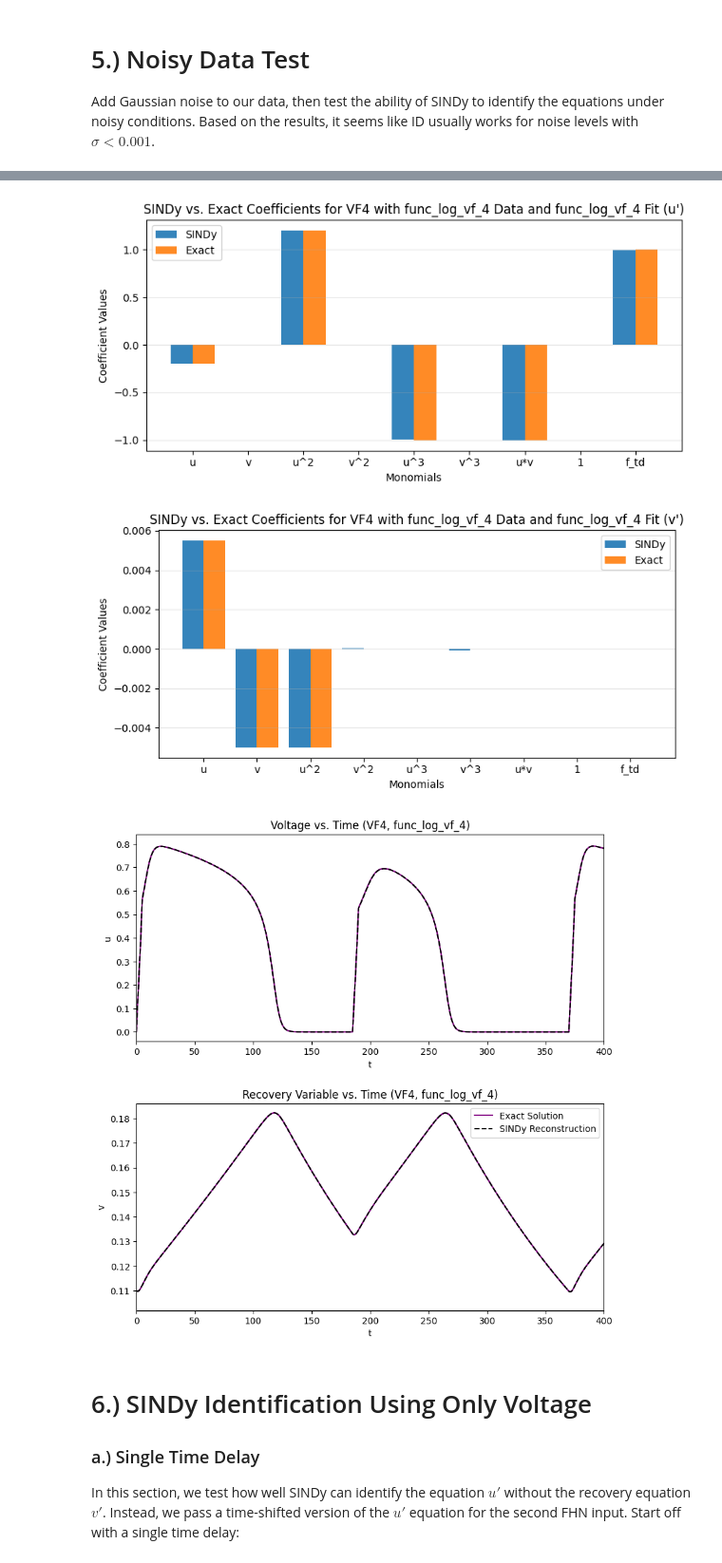
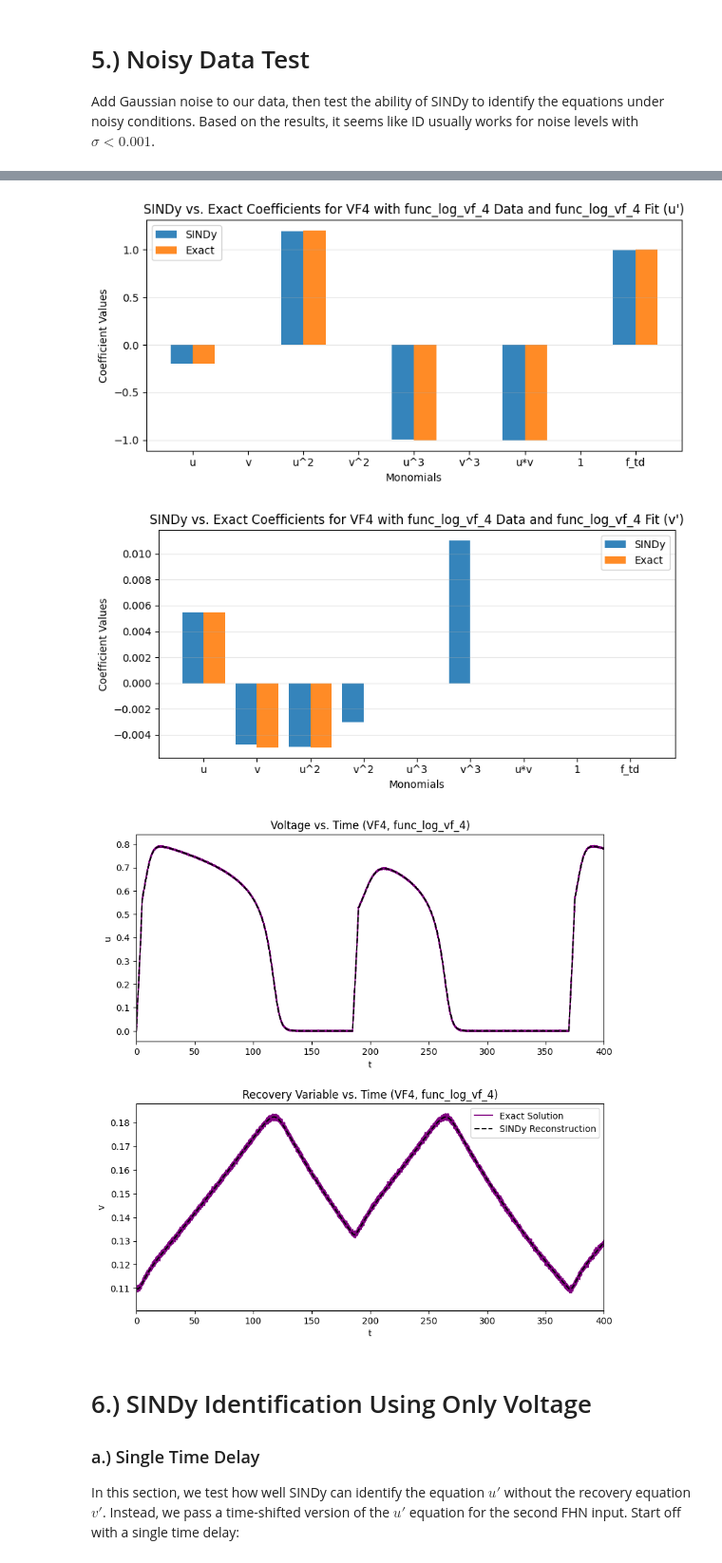
Before and after one commit to cswelch/SINDy-for-Cardiac-Electrophysiology, a Jupyter notebook: SINDy_non_autonomous_test.ipynb, the cells around one changed output, grey strips where cells are left out. Shown at 95% size. Cells and saved outputs as stored; diff of their text form; code cells hidden in the pictures.

```diff
--- a/SINDy_non_autonomous_test.ipynb
+++ b/SINDy_non_autonomous_test.ipynb
@@ -630,9 +642,11 @@ Actual equations for comparison:
 # 5.) Noisy Data Test
 Add Gaussian noise to our data, then test the ability of SINDy to identify the equations under noisy conditions. Based on the results, it seems like ID usually works for noise levels with $\sigma < 0.001$.
 # %%
-# Test fit with noise added. Since u is around 2x the magnitude of v on average (0.34 / 0.15 ~ 2.27), we add noise with std dev sigma to u and sigma/2 to v.
-sigma = 1e-2
+# Test fit with noise added. Since u is around 2x the magnitude of v on average (0.34 / 0.15 ~ 2.27), we add noise with std dev sigma
+# to u and sigma/2 to v.
+sigma = 1e-3
 
+# Run the fit with VF4 stimulus.  Note that the reconstruction MSE is generally higher than the coefficient MSE for noisy data.
 for func in funcs_vf_4:
     print(f"----------Fitting with function: {func.__name__}----------")
     cur_gen_library_c = GenLibraryFit(func, func, fhn_variant="VF4", t_range=np.arange(0,4000,0.01), ics=x_0_vf_4, color="purple", u_noise=sigma, v_noise=sigma/2)
@@ -655,6 +672,6 @@ v' = 0.00550 u + -0.00500 v + -0.00500 u^2
 [figure]
-[figure, old version]
+[figure, new version]
-[figure, old version]
+[figure, new version]
 # %% [markdown]
 # 6.) SINDy Identification Using Only Voltage
 ### a.) Single Time Delay
```
Also changed, not shown: parts of 11 cells of this notebook, 2 other files.
